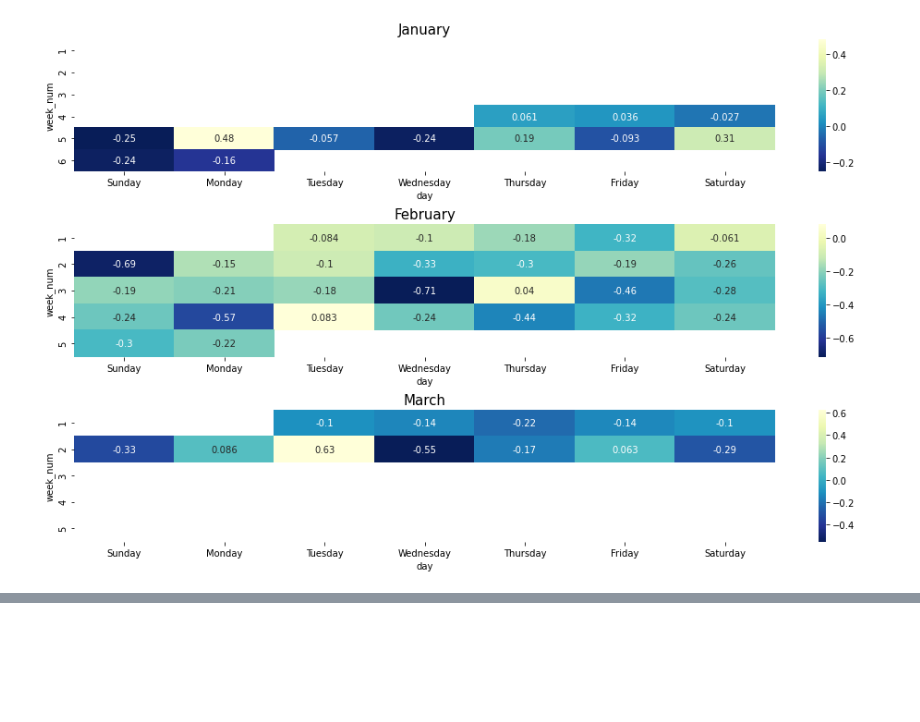
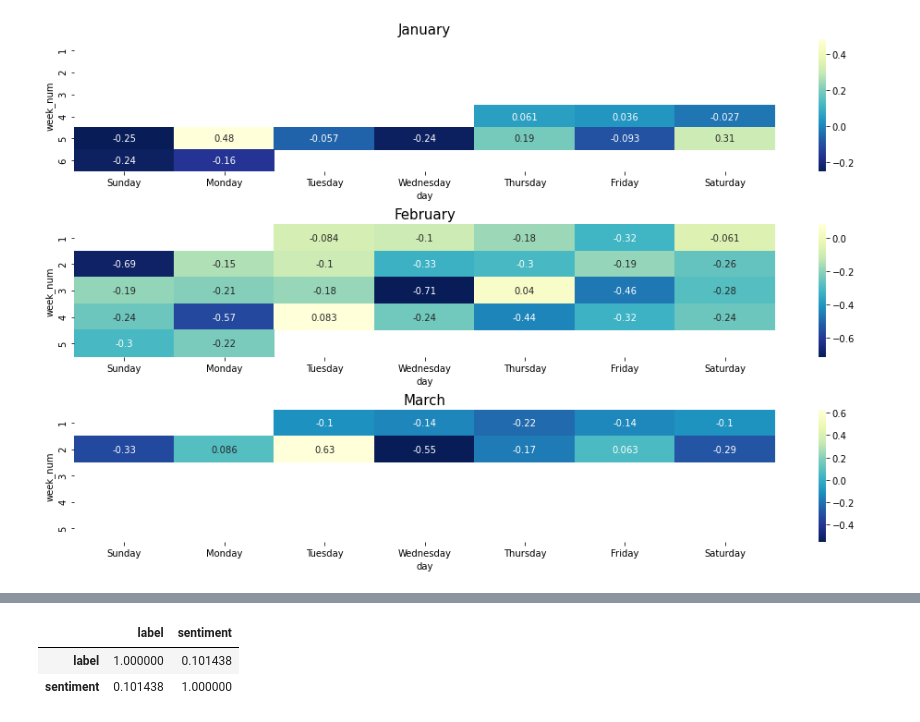
Before and after one commit to xdyhay/cmpt733_project, a Jupyter notebook: sentiment-3.ipynb, the cells around one changed output, grey strips where cells are left out. Saved outputs shown, nothing was run; the diff lists cells and outputs as text; code cells hidden in the pictures; blank space fills up the shorter version.

```diff
--- a/sentiment-3.ipynb
+++ b/sentiment-3.ipynb
@@ -411,0 +471,4 @@ figure_truckers.show(renderer='notebook_connected')
+# %%
+labeled_truckers_df = labeled_df(
+    'bert/model_best_bert/test_truckers_data_labeled.csv'
+)
@@ -411,0 +491,6 @@ figure_truckers.show(renderer='notebook_connected')
+# %%
+labeled_truckers_df[['label', 'sentiment']].corr(method='spearman')
+# %% [output]
+|  | label | sentiment |
+| label | 1.000000 | 0.101438 |
+| sentiment | 0.101438 | 1.000000 |
```
Also changed, not shown: parts of 10 cells of this notebook.
